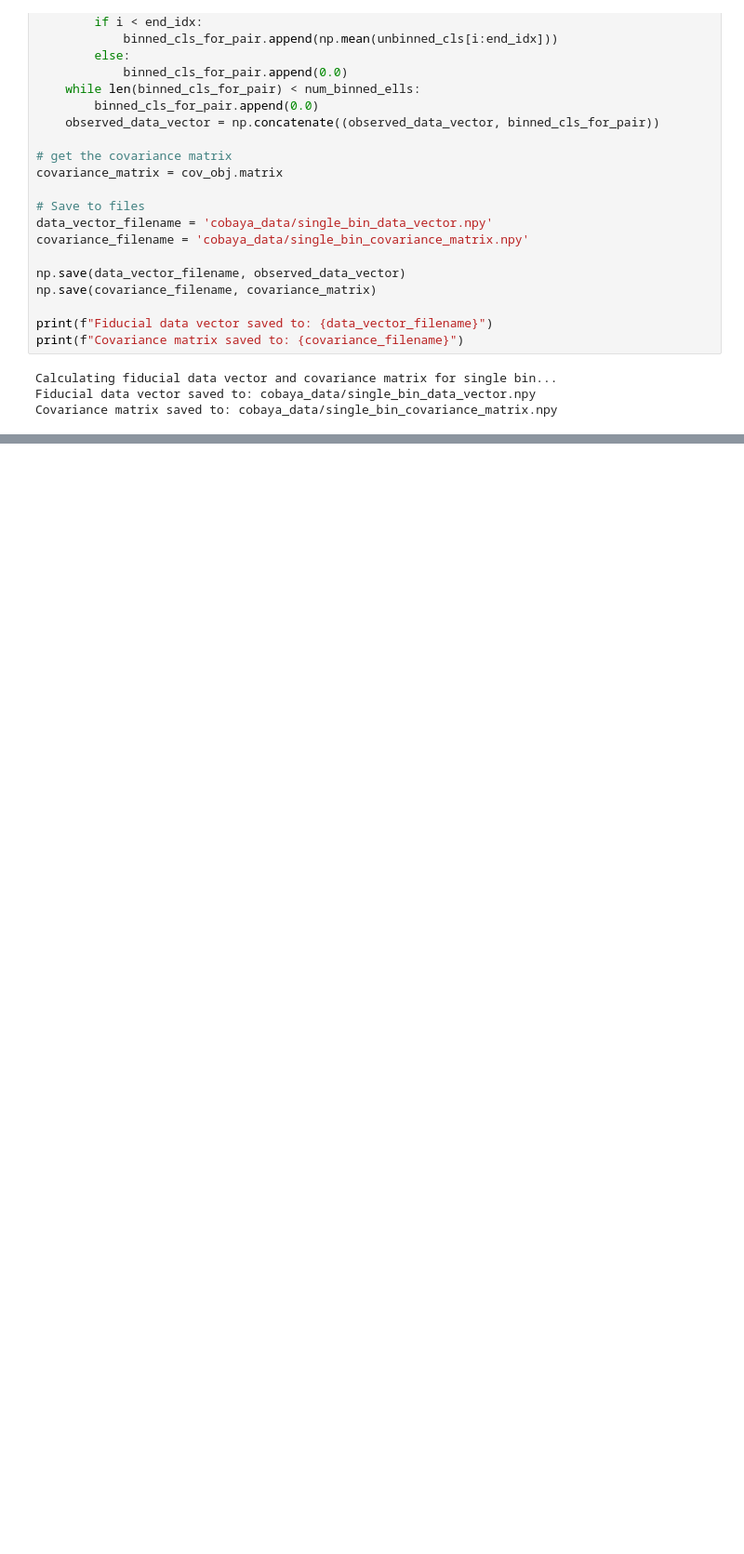
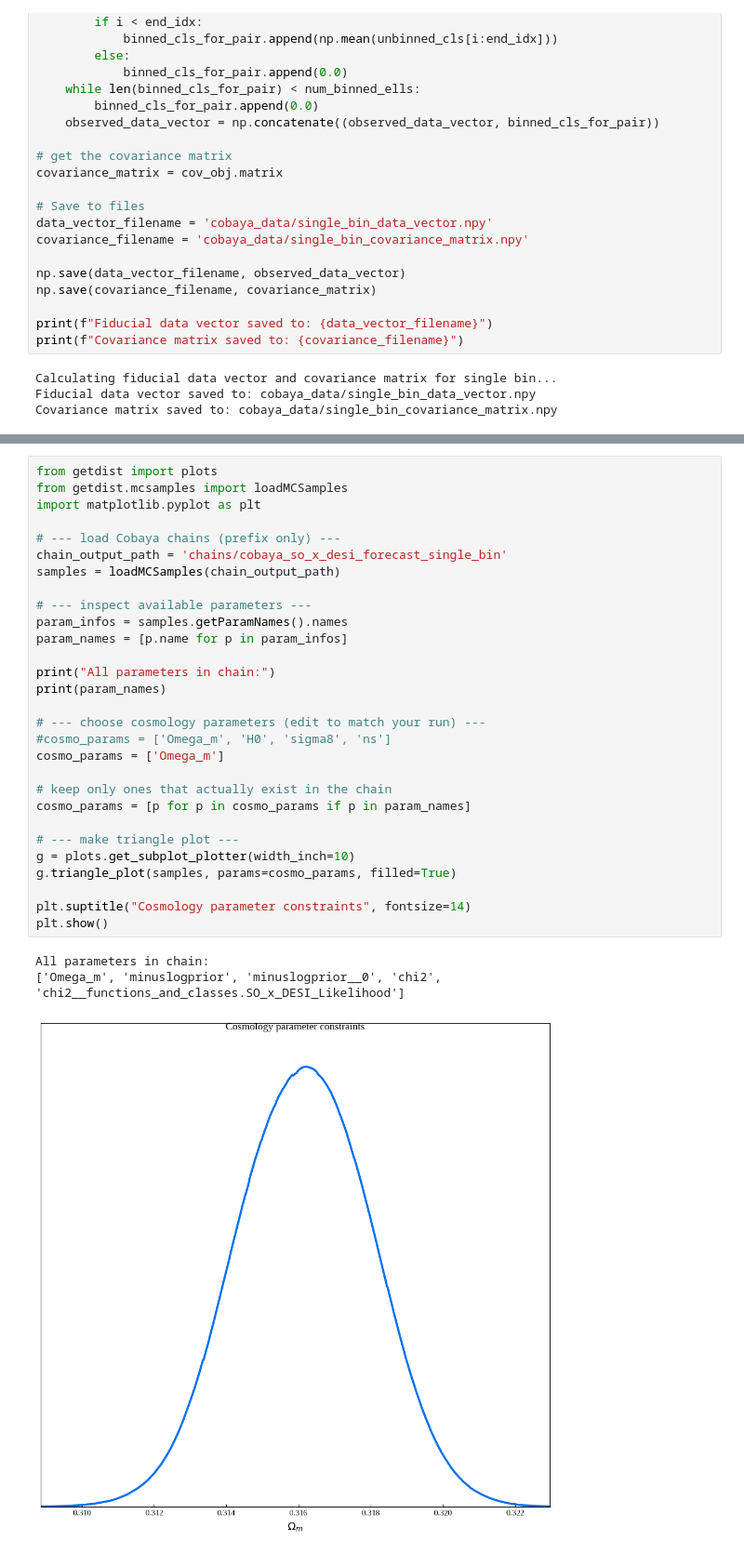
Before and after one commit to lia-lubit/DESIxSO, a Jupyter notebook: forecasting.ipynb, the cells around one changed output, grey strips where cells are left out. Shown at 93% size. Drawn from its saved outputs; the diff is of its cells as text; blank space fills up the shorter version.

```diff
--- a/forecasting.ipynb
+++ b/forecasting.ipynb
@@ -703,0 +707,33 @@ plt.show()
+# %%
+from getdist import plots
+from getdist.mcsamples import loadMCSamples
+import matplotlib.pyplot as plt
+
+# --- load Cobaya chains (prefix only) ---
+chain_output_path = 'chains/cobaya_so_x_desi_forecast_single_bin'
+samples = loadMCSamples(chain_output_path)
+
+# --- inspect available parameters ---
+param_infos = samples.getParamNames().names
+param_names = [p.name for p in param_infos]
+
+print("All parameters in chain:")
+print(param_names)
+
+# --- choose cosmology parameters (edit to match your run) ---
+#cosmo_params = ['Omega_m', 'H0', 'sigma8', 'ns']
+cosmo_params = ['Omega_m']
+
+# keep only ones that actually exist in the chain
+cosmo_params = [p for p in cosmo_params if p in param_names]
+
+# --- make triangle plot ---
+g = plots.get_subplot_plotter(width_inch=10)
+g.triangle_plot(samples, params=cosmo_params, filled=True)
+
+plt.suptitle("Cosmology parameter constraints", fontsize=14)
+plt.show()
+# %% [output]
+All parameters in chain:
+['Omega_m', 'minuslogprior', 'minuslogprior__0', 'chi2', 'chi2__functions_and_classes.SO_x_DESI_Likelihood']
+[figure, added]
```
Also changed, not shown: parts of 6 cells of this notebook, 1 other file.
